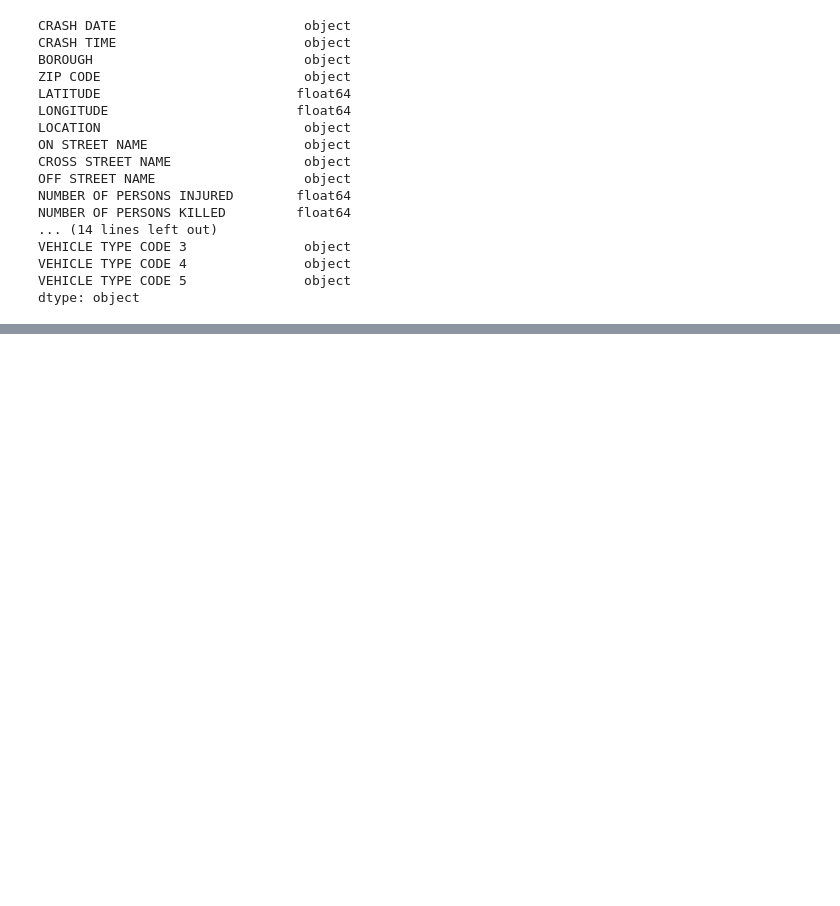
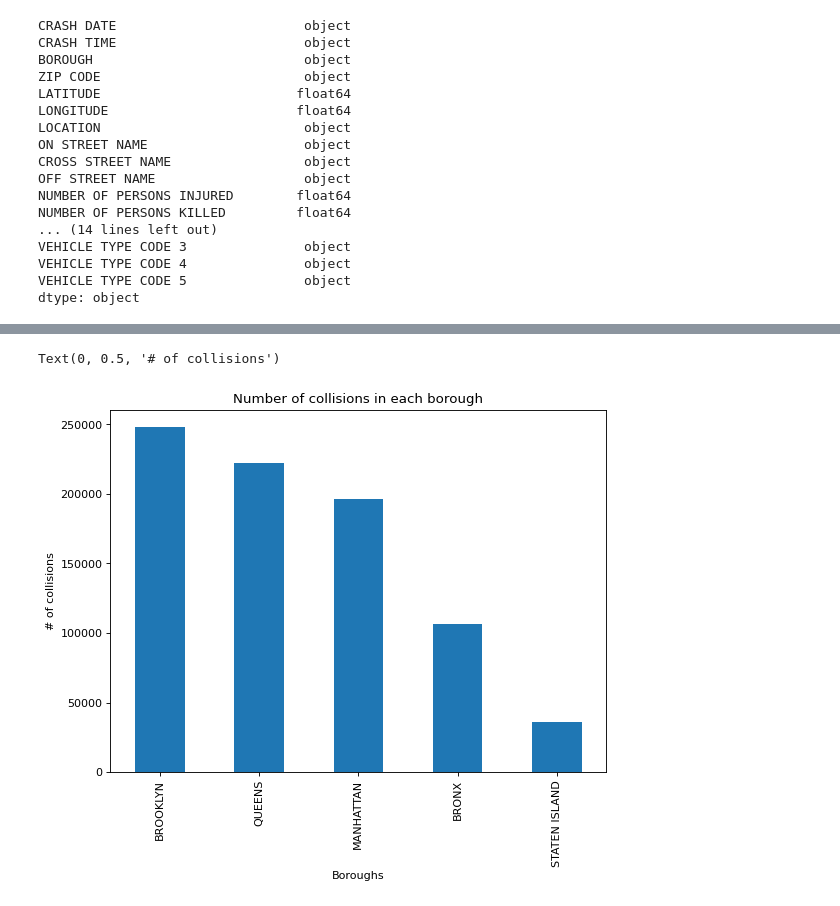
Before and after one commit to abdulkhaliq94/motor-vehicle-collisions, a Jupyter notebook: Project.ipynb, the cells around one changed output, grey strips where cells are left out. Saved outputs shown, nothing was run; the diff lists cells and outputs as text; code cells hidden in the pictures; blank space fills up the shorter version.

```diff
--- a/Project.ipynb
+++ b/Project.ipynb
@@ -131,0 +304,10 @@ sns.distplot(crashes['YEAR'], hist=True, kde=False,
+# %%
+figure(figsize=(8, 6), dpi=80)
+
+crashes["BOROUGH"].value_counts().plot(kind="bar")
+plt.title("Number of collisions in each borough")
+plt.xlabel("Boroughs")
+plt.ylabel("# of collisions")
+# %% [output]
+Text(0, 0.5, '# of collisions')
+[figure, added]
```
Also changed, not shown: parts of 22 cells of this notebook.
